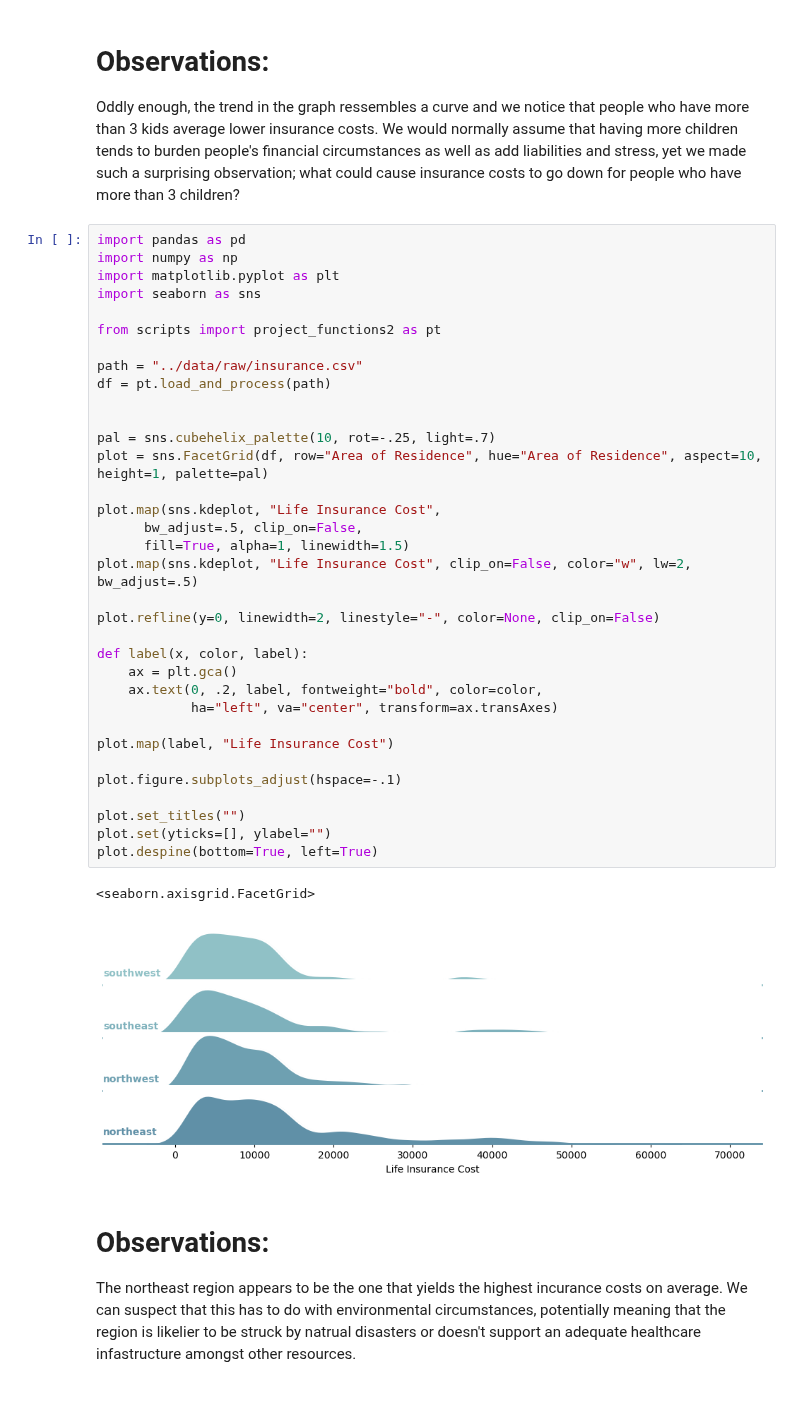
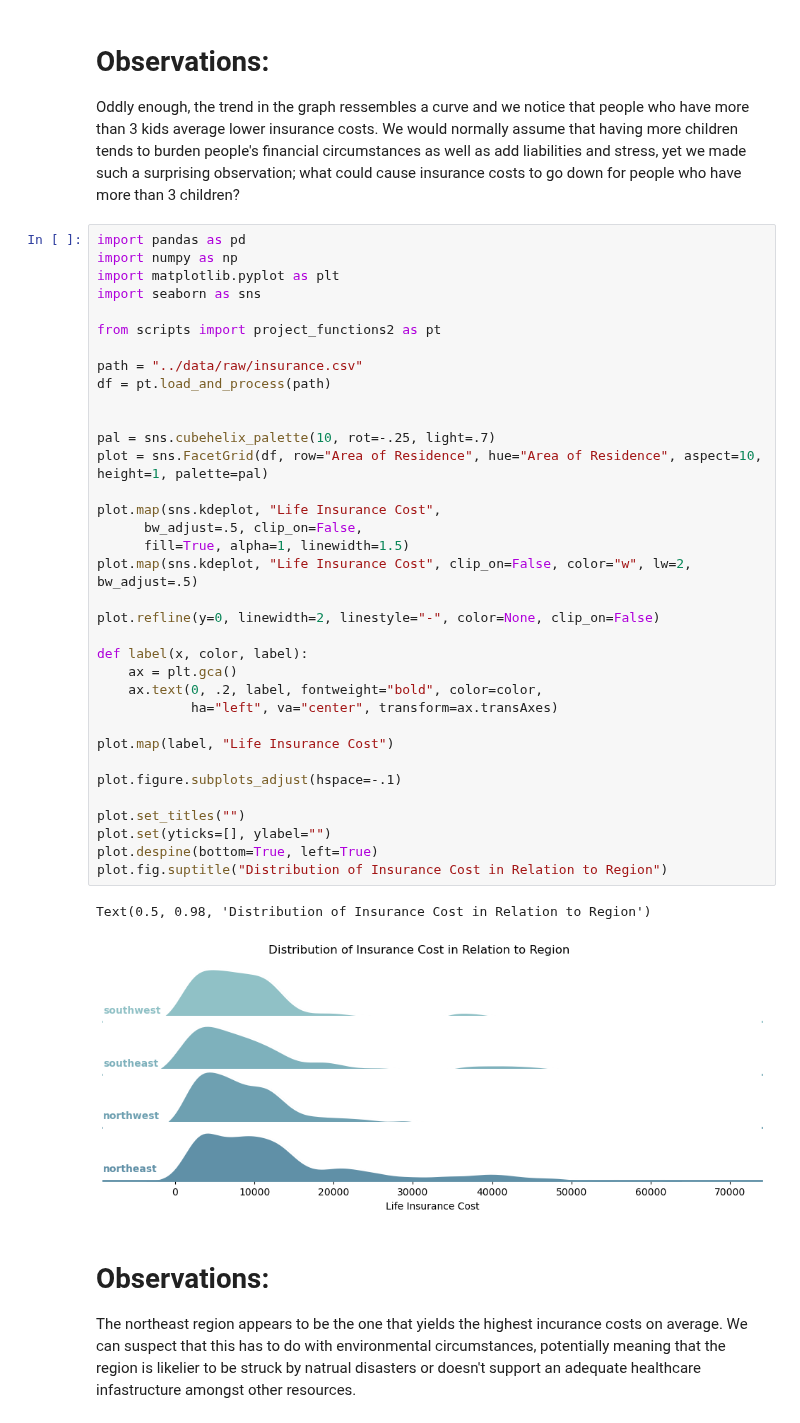
Before and after one commit to ubco-W2022T2-data301/project-group-group25, a Jupyter notebook: analysis/analysis2.ipynb, the cells around one changed output. Cells and saved outputs as stored; diff of their text form.

```diff
--- a/analysis/analysis2.ipynb
+++ b/analysis/analysis2.ipynb
@@ -134,35 +141,36 @@ import seaborn as sns
 
 from scripts import project_functions2 as pt
 
 path = "../data/raw/insurance.csv"
 df = pt.load_and_process(path)
 
 
 pal = sns.cubehelix_palette(10, rot=-.25, light=.7)
 plot = sns.FacetGrid(df, row="Area of Residence", hue="Area of Residence", aspect=10, height=1, palette=pal)
 
 plot.map(sns.kdeplot, "Life Insurance Cost",
       bw_adjust=.5, clip_on=False,
       fill=True, alpha=1, linewidth=1.5)
 plot.map(sns.kdeplot, "Life Insurance Cost", clip_on=False, color="w", lw=2, bw_adjust=.5)
 
 plot.refline(y=0, linewidth=2, linestyle="-", color=None, clip_on=False)
 
 def label(x, color, label):
     ax = plt.gca()
     ax.text(0, .2, label, fontweight="bold", color=color,
             ha="left", va="center", transform=ax.transAxes)
 
 plot.map(label, "Life Insurance Cost")
 
 plot.figure.subplots_adjust(hspace=-.1)
 
 plot.set_titles("")
 plot.set(yticks=[], ylabel="")
 plot.despine(bottom=True, left=True)
+plot.fig.suptitle("Distribution of Insurance Cost in Relation to Region")
 # %% [output]
-<seaborn.axisgrid.FacetGrid>
+Text(0.5, 0.98, 'Distribution of Insurance Cost in Relation to Region')
-[figure, old version]
+[figure, new version]
 # %% [markdown]
 Observations:
 ====================
```
Also changed, not shown: parts of 5 cells of this notebook, 3 other files.
